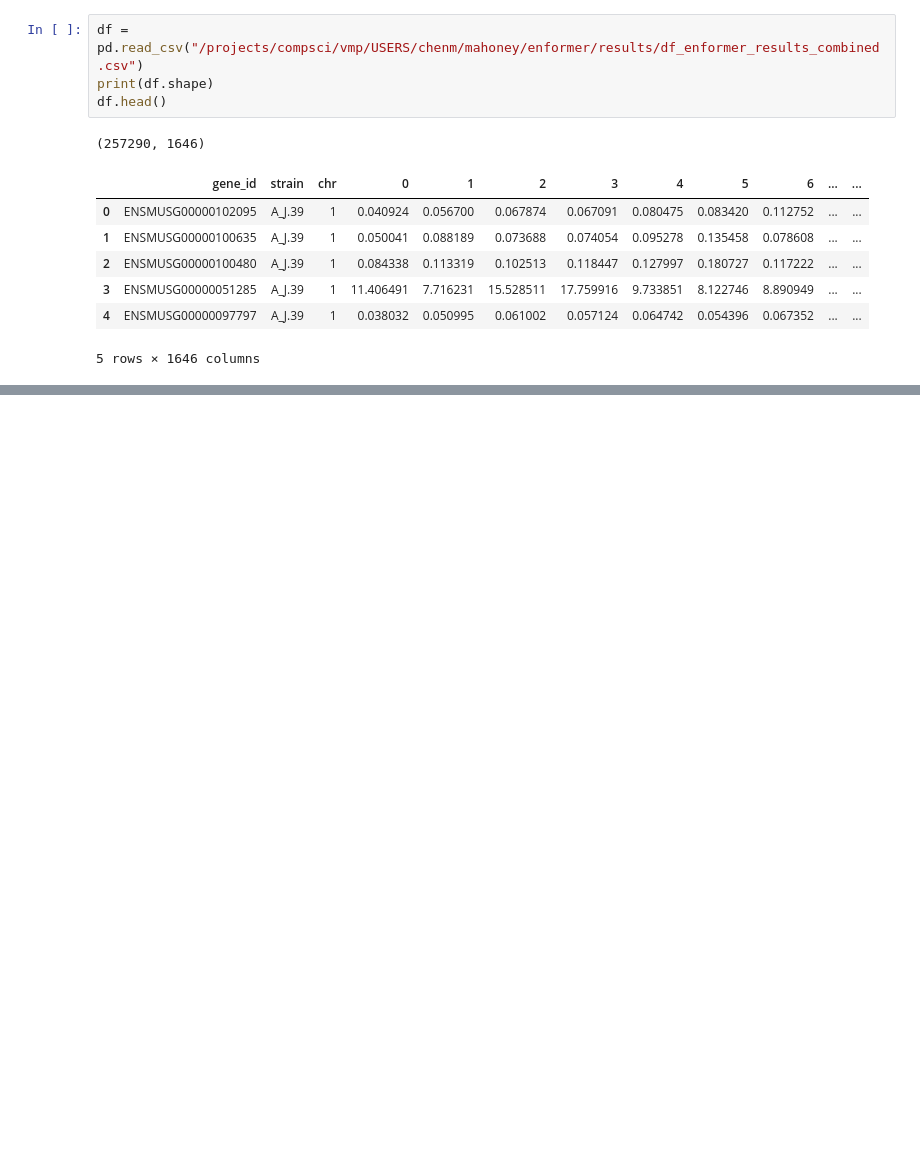
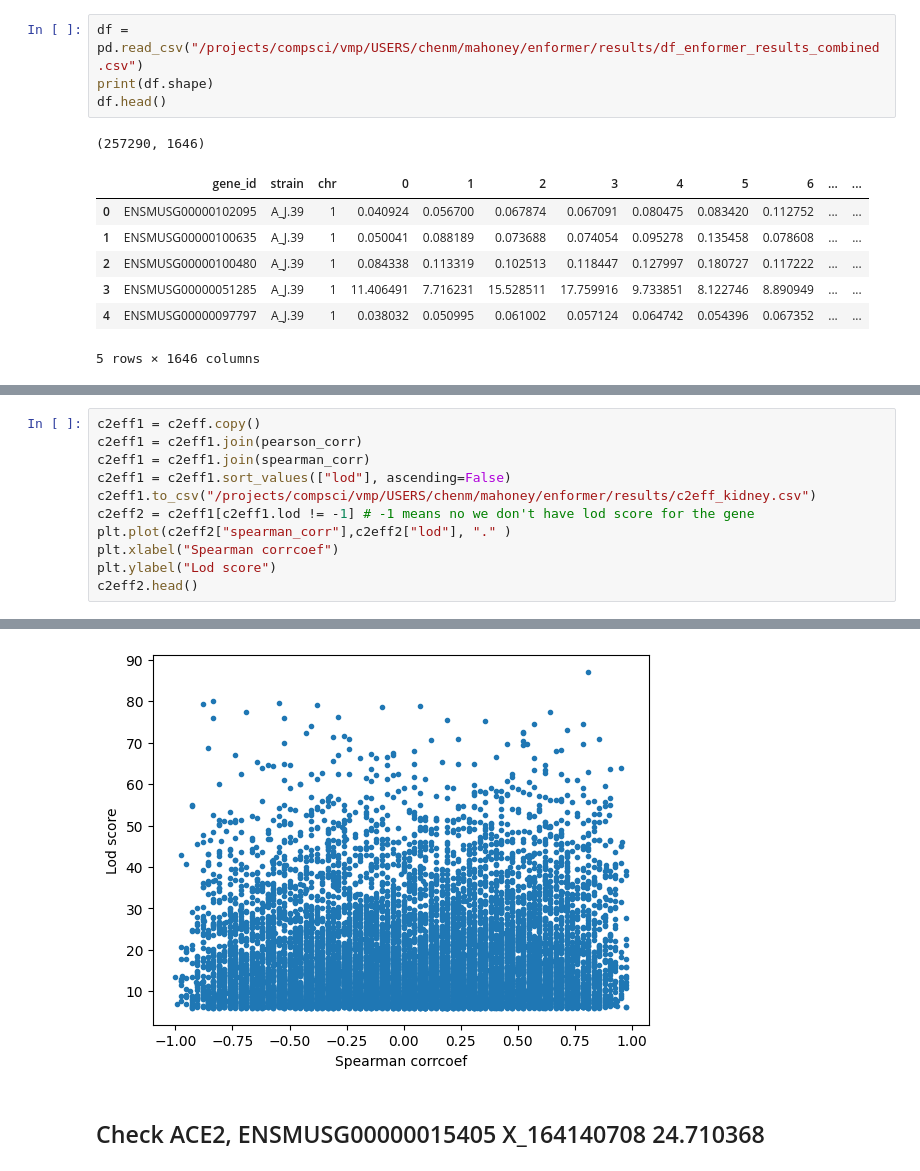
Before and after one commit to MahoneyLabGroup/BenchmarkEnformer, a Jupyter notebook: enformer_benchmark_plots.ipynb, the cells around one changed output, grey strips where cells are left out. Drawn from its saved outputs; the diff is of its cells as text; blank space fills up the shorter version.

```diff
--- a/enformer_benchmark_plots.ipynb
+++ b/enformer_benchmark_plots.ipynb
@@ -135,0 +215,12 @@ dtype: float64
+# %%
+c2eff1 = c2eff.copy()
+c2eff1 = c2eff1.join(pearson_corr)
+c2eff1 = c2eff1.join(spearman_corr)
+c2eff1 = c2eff1.sort_values(["lod"], ascending=False)
+c2eff1.to_csv("/projects/compsci/vmp/USERS/chenm/mahoney/enformer/results/c2eff_kidney.csv")
+c2eff2 = c2eff1[c2eff1.lod != -1] # -1 means no we don't have lod score for the gene
+plt.plot(c2eff2["spearman_corr"],c2eff2["lod"], "." )
+plt.xlabel("Spearman corrcoef")
+plt.ylabel("Lod score")
+c2eff2.head()
+# %% [output]
@@ -135,0 +233,3 @@ dtype: float64
+[figure, added]
+# %% [markdown]
+## Check ACE2, ENSMUSG00000015405  X_164140708  24.710368
```
Also changed, not shown: parts of 32 cells of this notebook.
